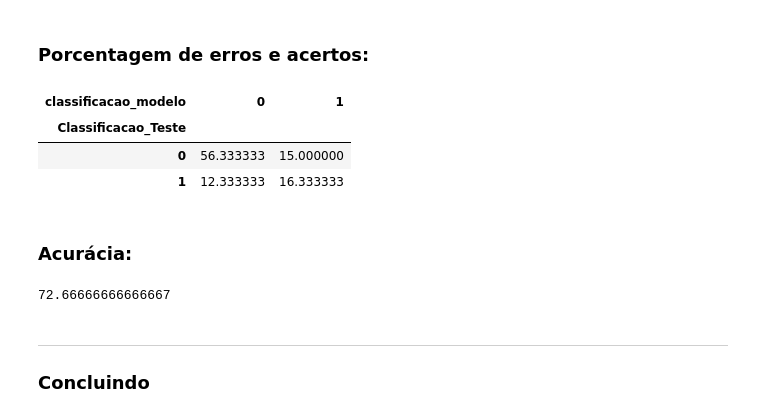
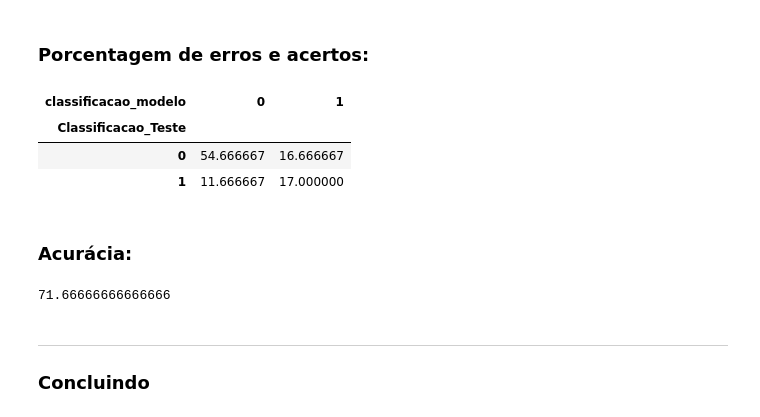
Before and after one commit to fabio-dff/P1Cdados2021_2, a Jupyter notebook: Projeto1_Layout_Classificador.ipynb, the cells around one changed output. Drawn from its saved outputs; the diff is of its cells as text; code cells hidden in the pictures.

```diff
--- a/Projeto1_Layout_Classificador.ipynb
+++ b/Projeto1_Layout_Classificador.ipynb
@@ -317,4 +333,4 @@ Length: 1582, dtype: int64
 # %%
-test_clean = test["Teste"].apply(cleanup_links).apply(cleanup)
-test_clean
+test["Teste"] = test["Teste"].apply(cleanup_links).apply(cleanup) #atualizar dataframe
+test
 # %% [output]
@@ -409,5 +427,5 @@ print(classificador_suavizado(tweet))
 # %% [output]
 0
 # %%
-testcopy["classificacao_modelo"]= test_clean.apply(classificador_suavizado)
+test["classificacao_modelo"]= test["Teste"].apply(classificador_suavizado)
 # %%
@@ -455,13 +473,13 @@ Name: Classificacao_Teste, dtype: float64
 ### Porcentagem de erros e acertos:
 # %%
 #Matriz de confusão--Pesquisar
-mat_porcentagem=pd.crosstab(testcopy.Classificacao_Teste, testcopy.classificacao_modelo, normalize=True)*100 #Multiplicar po 100 porque é porcentagem!
+mat_porcentagem=pd.crosstab(test.Classificacao_Teste, test.classificacao_modelo, normalize=True)*100 #Multiplicar po 100 porque é porcentagem!
 mat_porcentagem
 # %% [output]
 | classificacao_modelo | 0 | 1 |
 | Classificacao_Teste |  |  |
-| 0 | 56.333333 | 15.000000 |
-| 1 | 12.333333 | 16.333333 |
+| 0 | 54.666667 | 16.666667 |
+| 1 | 11.666667 | 17.000000 |
 # %% [markdown]
 ### Acurácia:
 # %%
@@ -469,7 +487,7 @@ mat_porcentagem
 acuracia= mat_porcentagem[0][0]+mat_porcentagem[1][1]  #Coluna/ linha
 acuracia
 # %% [output]
-72.66666666666667
+71.66666666666666
 # %% [markdown]
 ___
 ### Concluindo
```
Also changed, not shown: parts of 30 cells of this notebook.
